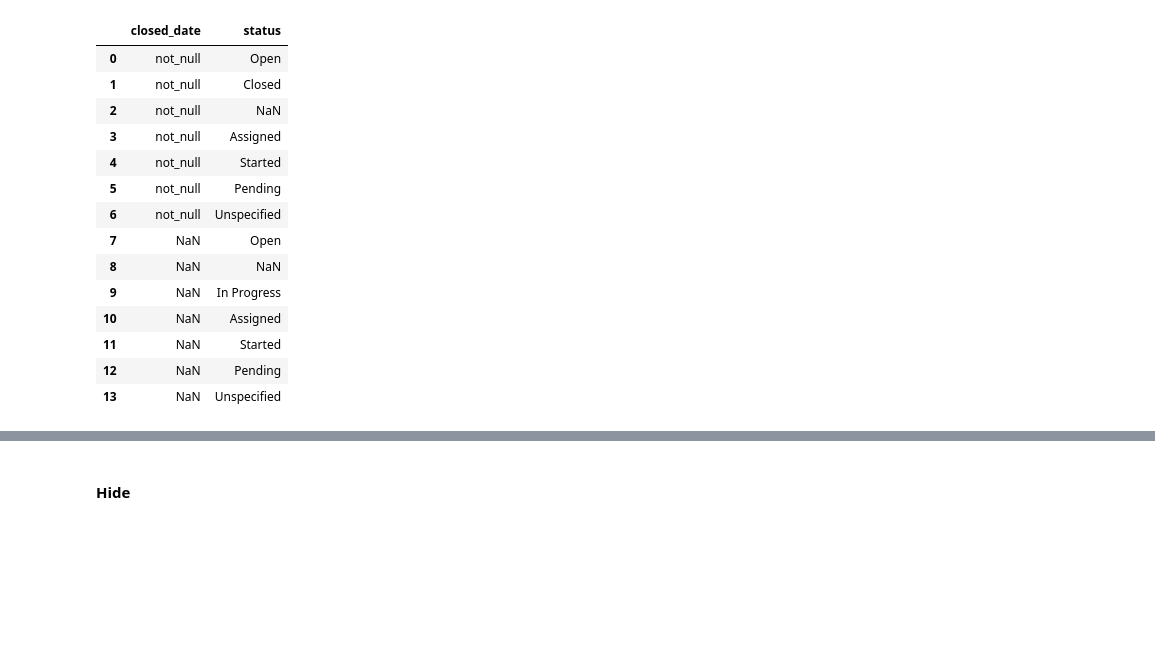
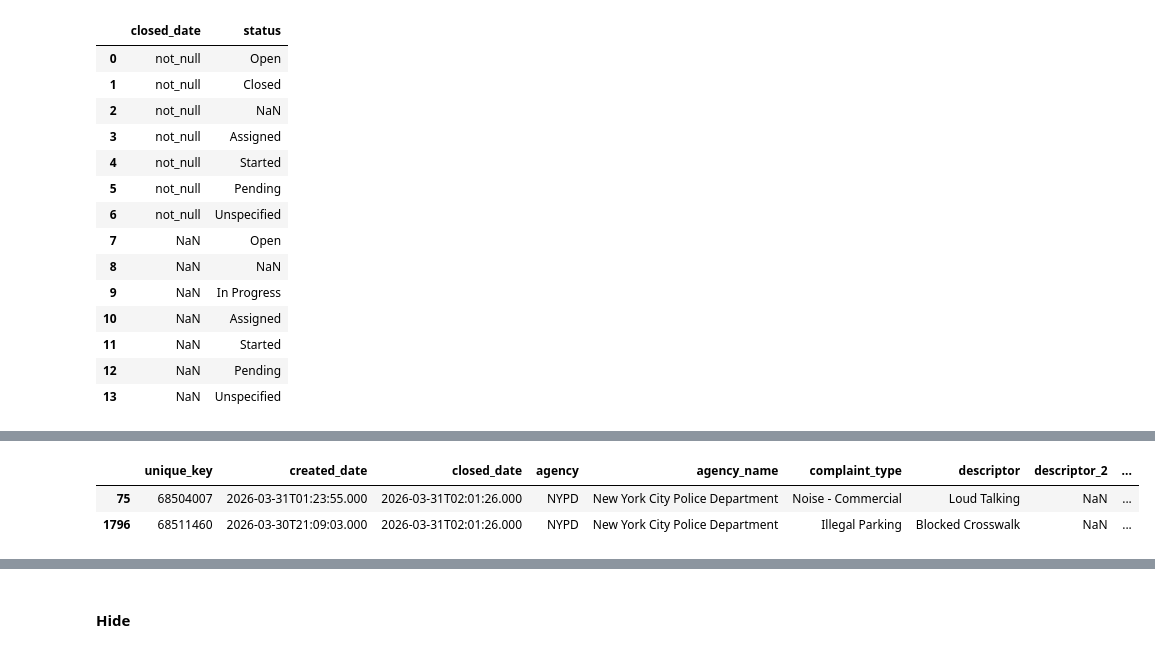
Before and after one commit to Showmemypath/ml-model-implementations-planned-, a Jupyter notebook: src/2.ipynb, the cells around one changed output, grey strips where cells are left out. Saved outputs shown, nothing was run; the diff lists cells and outputs as text; code cells hidden in the pictures; blank space fills up the shorter version.

```diff
--- a/src/2.ipynb
+++ b/src/2.ipynb
@@ -218,0 +245,9 @@ closed_date_x_status
+# %%
+with pd.option_context('display.max_rows', None,
+                       'display.max_columns', None):
+    display(df.iloc[[75,1796],:])
+# Okay two entries can be closed at the same time , sounds rare but its possible
+# %% [output]
+|  | unique_key | created_date | closed_date | agency | agency_name | complaint_type | descriptor | descriptor_2 | ... |
+| 75 | 68504007 | 2026-03-31T01:23:55.000 | 2026-03-31T02:01:26.000 | NYPD | New York City Police Department | Noise - Commercial | Loud Talking | NaN | ... |
+| 1796 | 68511460 | 2026-03-30T21:09:03.000 | 2026-03-31T02:01:26.000 | NYPD | New York City Police Department | Illegal Parking | Blocked Crosswalk | NaN | ... |
```
Also changed, not shown: parts of 17 cells of this notebook.
